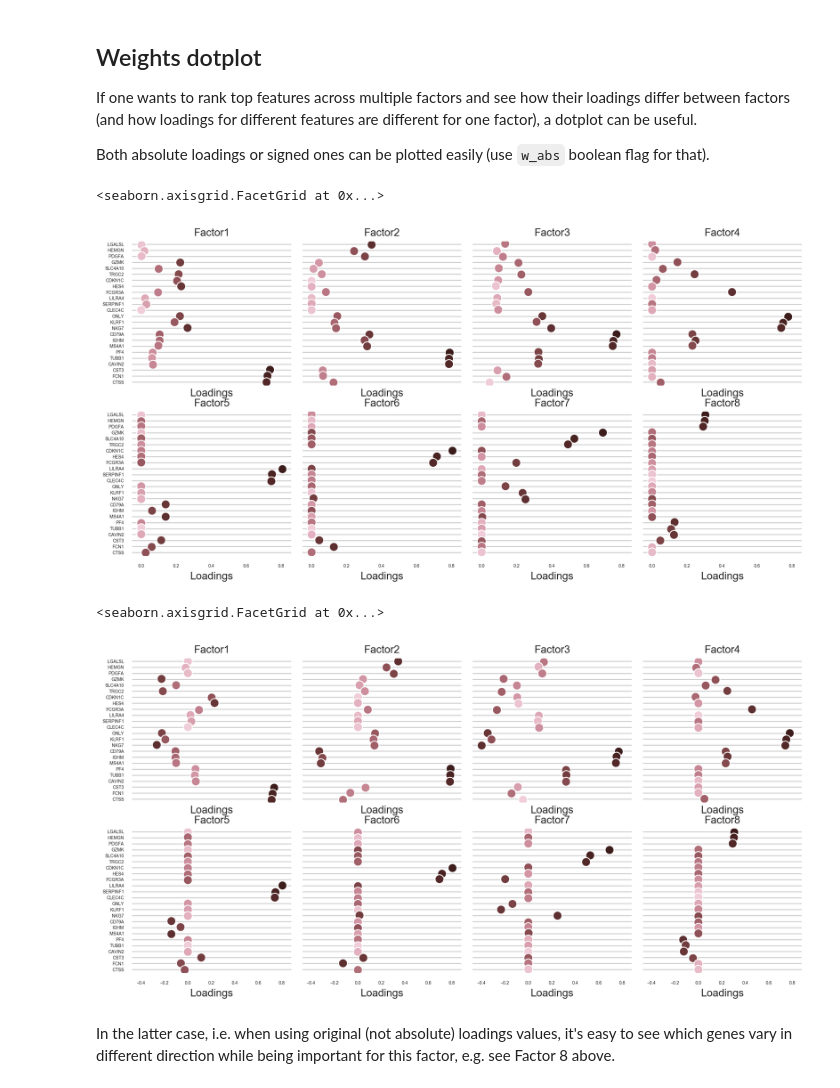
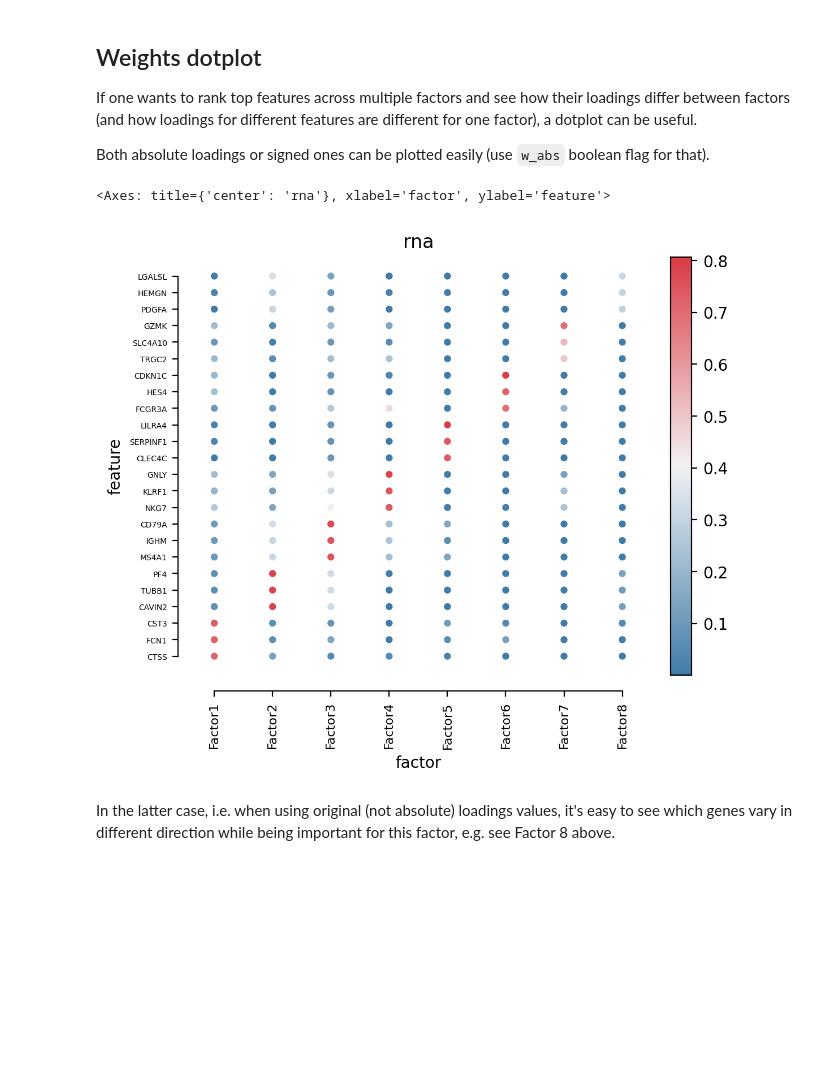
Before and after one commit to bioFAM/mofax, a Jupyter notebook: notebooks/getting_started_pbmc10k.ipynb, the cells around one changed output. Cells and saved outputs as stored; diff of their text form; code cells hidden in the pictures; blank space fills up the shorter version.

```diff
--- a/notebooks/getting_started_pbmc10k.ipynb
+++ b/notebooks/getting_started_pbmc10k.ipynb
@@ -220,19 +223,11 @@ Both absolute loadings or signed ones can be plotted easily (use `w_abs` boolean
 # %%
 mfx.plot_weights_dotplot(m, n_features=3,
                          w_abs=True,
                          factors=list(range(8)),
-                         col_wrap=4, yticklabels_size=5)
+                         yticklabels_size=5)
 # %% [output]
-<seaborn.axisgrid.FacetGrid at 0x...>
+<Axes: title={'center': 'rna'}, xlabel='factor', ylabel='feature'>
-[figure, old version]
+[figure, new version]
-# %%
-mfx.plot_weights_dotplot(m, n_features=3,  # Number of top features for every factor
-                         w_abs=False,
-                         factors=list(range(8)),
-                         col_wrap=4, yticklabels_size=5)
-# %% [output]
-<seaborn.axisgrid.FacetGrid at 0x...>
-[figure, removed]
 # %% [markdown]
 In the latter case, i.e. when using original (not absolute) loadings values, it's easy to see which genes vary in different direction while being important for this factor, e.g. see Factor 8 above.
 # %% [markdown]
```
Also changed, not shown: parts of 41 cells of this notebook.
